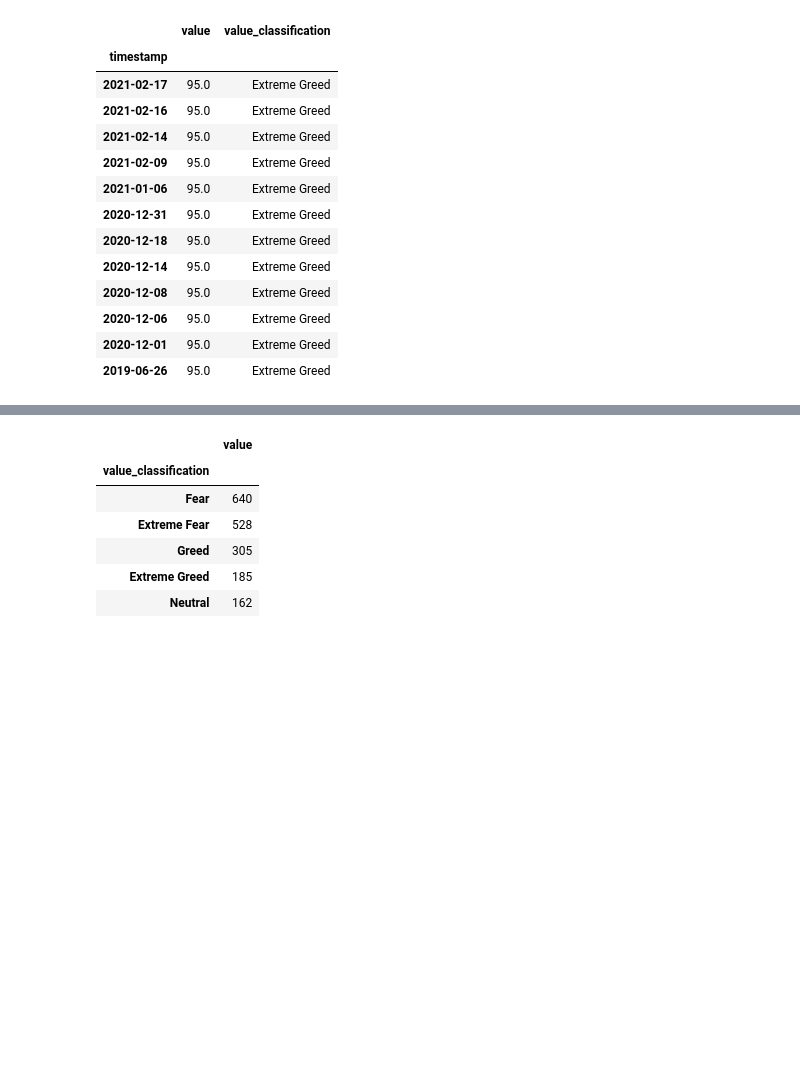
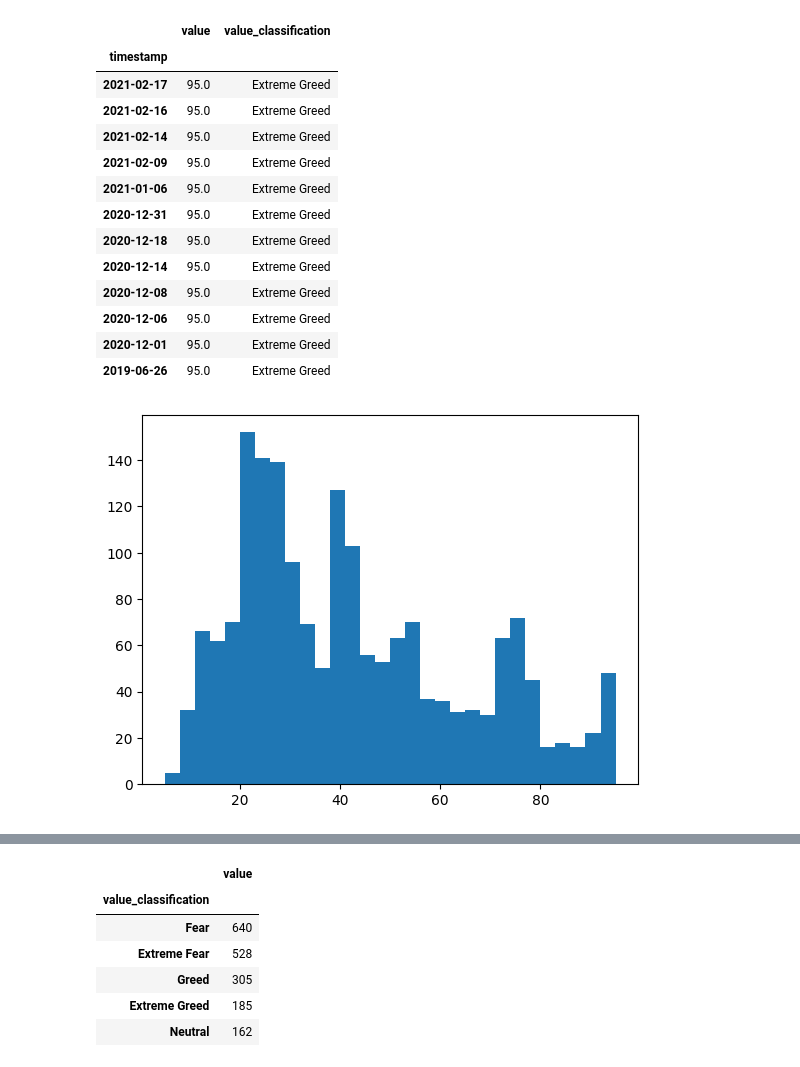
Before and after one commit to Ksyu22/crypto_prediction, a Jupyter notebook: notebooks/data.ipynb, the cells around one changed output, grey strips where cells are left out. Cells and saved outputs as stored; diff of their text form; code cells hidden in the pictures; blank space fills up the shorter version.

```diff
--- a/notebooks/data.ipynb
+++ b/notebooks/data.ipynb
@@ -144,3 +150,8 @@ max_val
 | 2020-12-06 | 95.0 | Extreme Greed |
 | 2020-12-01 | 95.0 | Extreme Greed |
 | 2019-06-26 | 95.0 | Extreme Greed |
+# %%
+# index distribution
+plt.hist(fng_df.value, bins=30);
+# %% [output]
+[figure, added]
```
Also changed, not shown: parts of 27 cells of this notebook, 1 other file.
